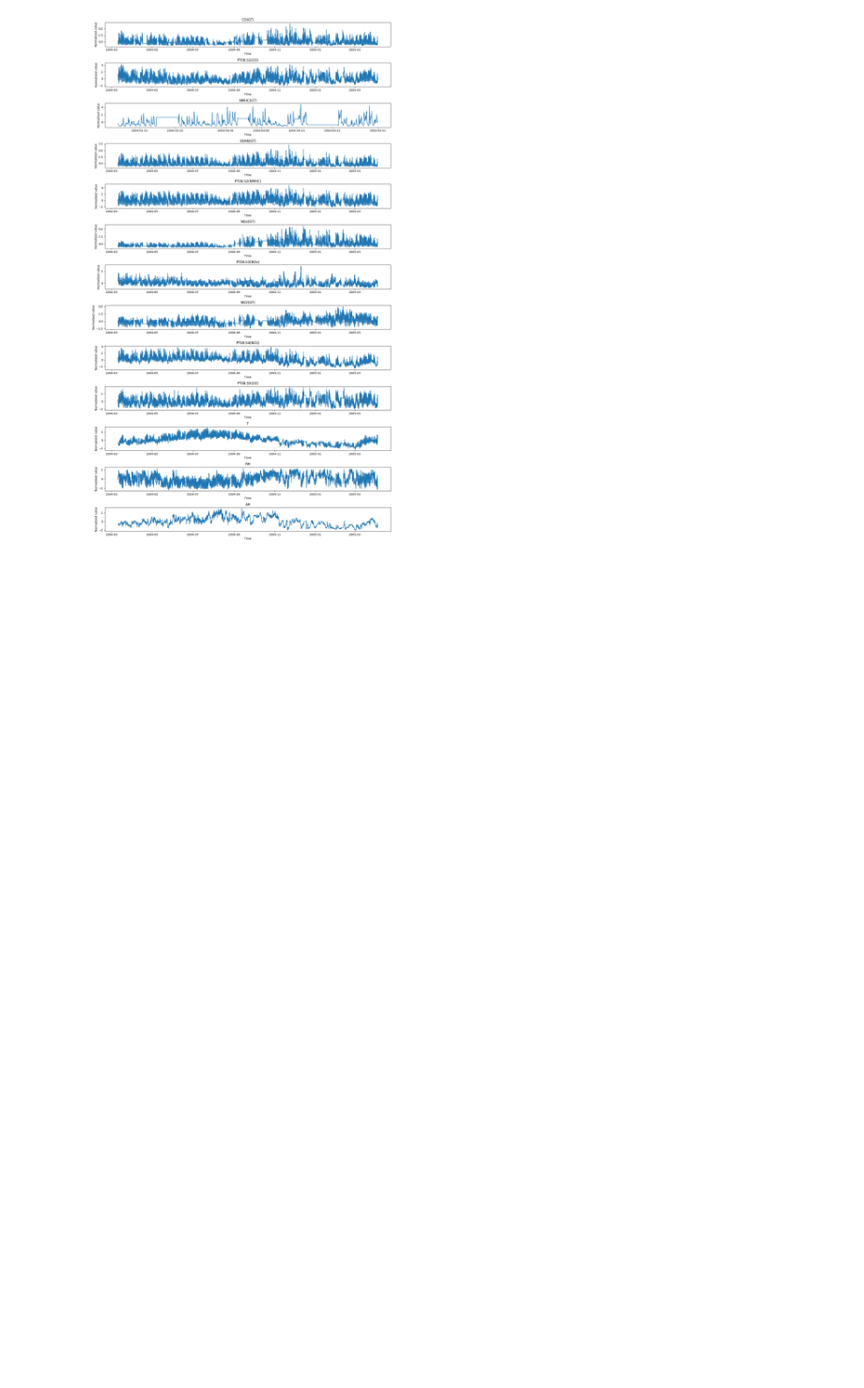
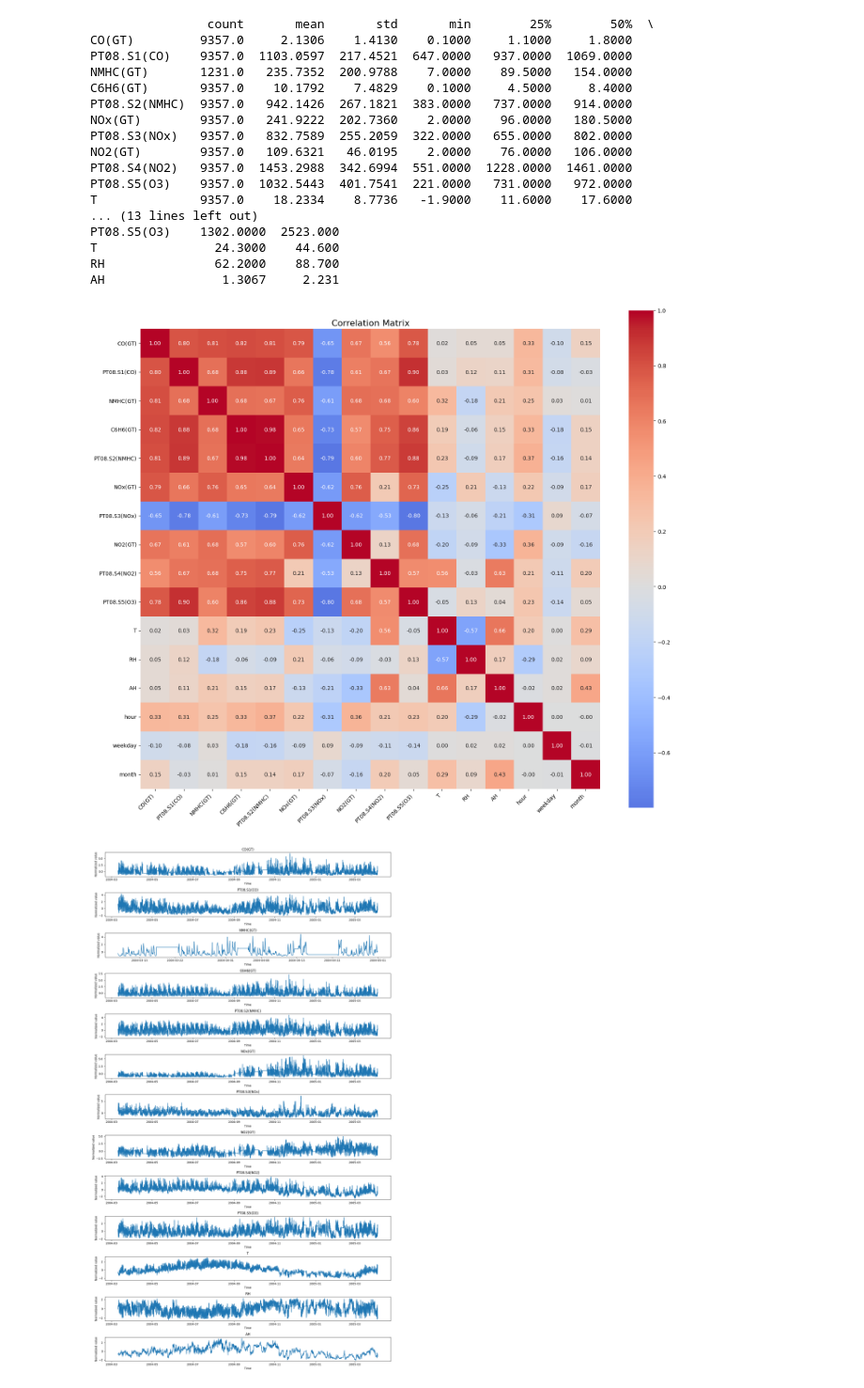
Before and after one commit to twelevenee/forecasting_air_pollution, a Jupyter notebook: eda-dpp-shardul.ipynb, the cells around one changed output. Shown at 94% size. Drawn from its saved outputs; the diff is of its cells as text; code cells hidden in the pictures; blank space fills up the shorter version.

Commit message:
added corr heatmap and summary stats

```diff
--- a/eda-dpp-shardul.ipynb
+++ b/eda-dpp-shardul.ipynb
@@ -32,6 +33,41 @@ df['hour'], df['weekday'], df['month'] = df.index.hour, df.index.weekday, df.ind
 
 targets = [c for c in df.columns if '(GT)' in c]
 non_targets = [c for c in df.columns if '(GT)' not in c]
+# %%
+# Summary statics and correlation heatmap
+exc = ['hour', 'weekday', 'month']
+numericCols = [c for c in df_unnormalised.select_dtypes(include='number').columns if c not in exc]
+summary_stats = df_unnormalised[numericCols].describe().T
+summary_stats = summary_stats.round(4)
+print(tabulate(summary_stats, headers='keys', tablefmt='psql'))
+
+corr_matrix = df[num_cols].corr()
+plt.figure(figsize=(len(num_cols)*0.7 + 5, len(num_cols)*0.7 + 5))  # scale size with number of variables
+sns.heatmap(corr_matrix, annot=True, fmt=".2f", cmap='coolwarm', center=0, square=True, cbar_kws={'shrink': 0.8})
+plt.title('Correlation Matrix', fontsize=16)
+plt.xticks(rotation=45, ha='right')
+plt.yticks(rotation=0)
+plt.tight_layout()
+plt.show()
+# %% [output]
+                count       mean       std       min        25%        50%  \
+CO(GT)         9357.0     2.1306    1.4130    0.1000     1.1000     1.8000
+PT08.S1(CO)    9357.0  1103.0597  217.4521  647.0000   937.0000  1069.0000
+NMHC(GT)       1231.0   235.7352  200.9788    7.0000    89.5000   154.0000
+C6H6(GT)       9357.0    10.1792    7.4829    0.1000     4.5000     8.4000
+PT08.S2(NMHC)  9357.0   942.1426  267.1821  383.0000   737.0000   914.0000
+NOx(GT)        9357.0   241.9222  202.7360    2.0000    96.0000   180.5000
+PT08.S3(NOx)   9357.0   832.7589  255.2059  322.0000   655.0000   802.0000
+NO2(GT)        9357.0   109.6321   46.0195    2.0000    76.0000   106.0000
+PT08.S4(NO2)   9357.0  1453.2988  342.6994  551.0000  1228.0000  1461.0000
+PT08.S5(O3)    9357.0  1032.5443  401.7541  221.0000   731.0000   972.0000
+T              9357.0    18.2334    8.7736   -1.9000    11.6000    17.6000
+... (13 lines left out)
+PT08.S5(O3)    1302.0000  2523.000
+T                24.3000    44.600
+RH               62.2000    88.700
+AH                1.3067     2.231
+[figure, added]
 # %%
 
 #  Time series plots
```
Also changed, not shown: parts of 2 cells of this notebook.
